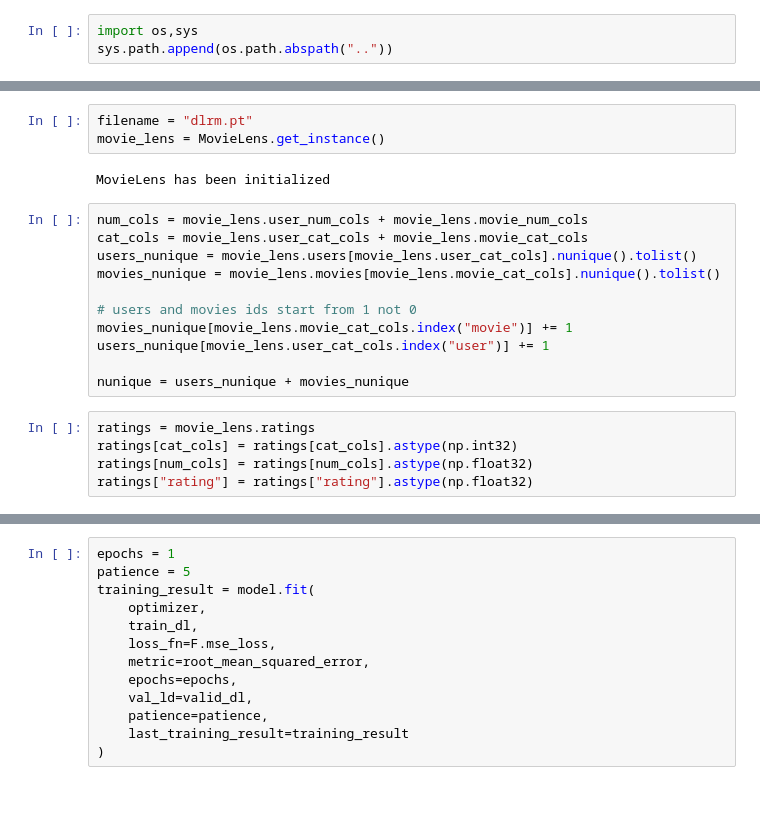
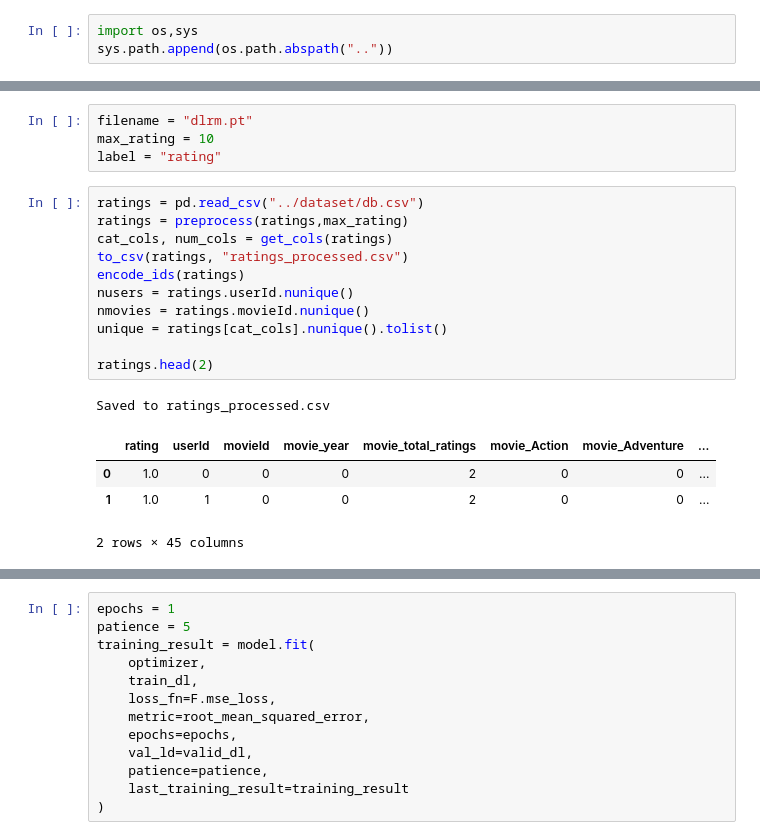
Before and after one commit to n2ak/movie-recommender, a Jupyter notebook: back/notebooks/dlrm.ipynb, the cells around one changed output, grey strips where cells are left out. Saved outputs shown, nothing was run; the diff lists cells and outputs as text; blank space fills up the shorter version.

```diff
--- a/back/notebooks/dlrm.ipynb
+++ b/back/notebooks/dlrm.ipynb
@@ -24,21 +42,21 @@ new_model = False
 # %%
 filename = "dlrm.pt"
-movie_lens = MovieLens.get_instance()
+max_rating = 10
+label = "rating"
-# %% [output]
-MovieLens has been initialized
-# %%
-num_cols = movie_lens.user_num_cols + movie_lens.movie_num_cols
-cat_cols = movie_lens.user_cat_cols + movie_lens.movie_cat_cols
-users_nunique = movie_lens.users[movie_lens.user_cat_cols].nunique().tolist()
-movies_nunique = movie_lens.movies[movie_lens.movie_cat_cols].nunique().tolist()
-
-# users and movies ids start from 1 not 0
-movies_nunique[movie_lens.movie_cat_cols.index("movie")] += 1
-users_nunique[movie_lens.user_cat_cols.index("user")] += 1
-
-nunique = users_nunique + movies_nunique
-# %%
-ratings = movie_lens.ratings
-ratings[cat_cols] = ratings[cat_cols].astype(np.int32)
-ratings[num_cols] = ratings[num_cols].astype(np.float32)
-ratings["rating"] = ratings["rating"].astype(np.float32)
+# %%
+ratings = pd.read_csv("../dataset/db.csv")
+ratings = preprocess(ratings,max_rating)
+cat_cols, num_cols = get_cols(ratings)
+to_csv(ratings, "ratings_processed.csv")
+encode_ids(ratings)
+nusers = ratings.userId.nunique()
+nmovies = ratings.movieId.nunique()
+unique = ratings[cat_cols].nunique().tolist()
+
+ratings.head(2)
+# %% [output]
+Saved to ratings_processed.csv
+|  | rating | userId | movieId | movie_year | movie_total_ratings | movie_Action | movie_Adventure | ... |
+| 0 | 1.0 | 0 | 0 | 0 | 2 | 0 | 0 | ... |
+| 1 | 1.0 | 1 | 0 | 0 | 2 | 0 | 0 | ... |
+2 rows × 45 columns
```
Also changed, not shown: parts of 14 cells of this notebook, 22 other files.
